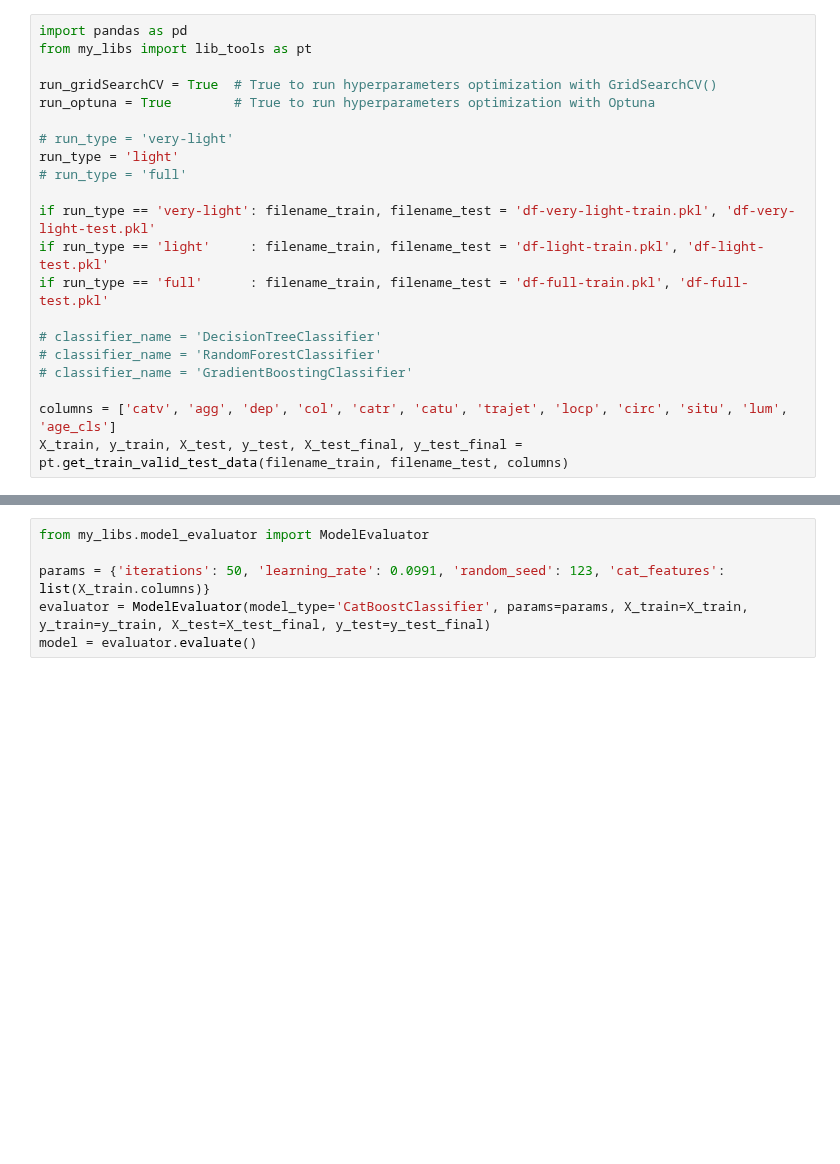
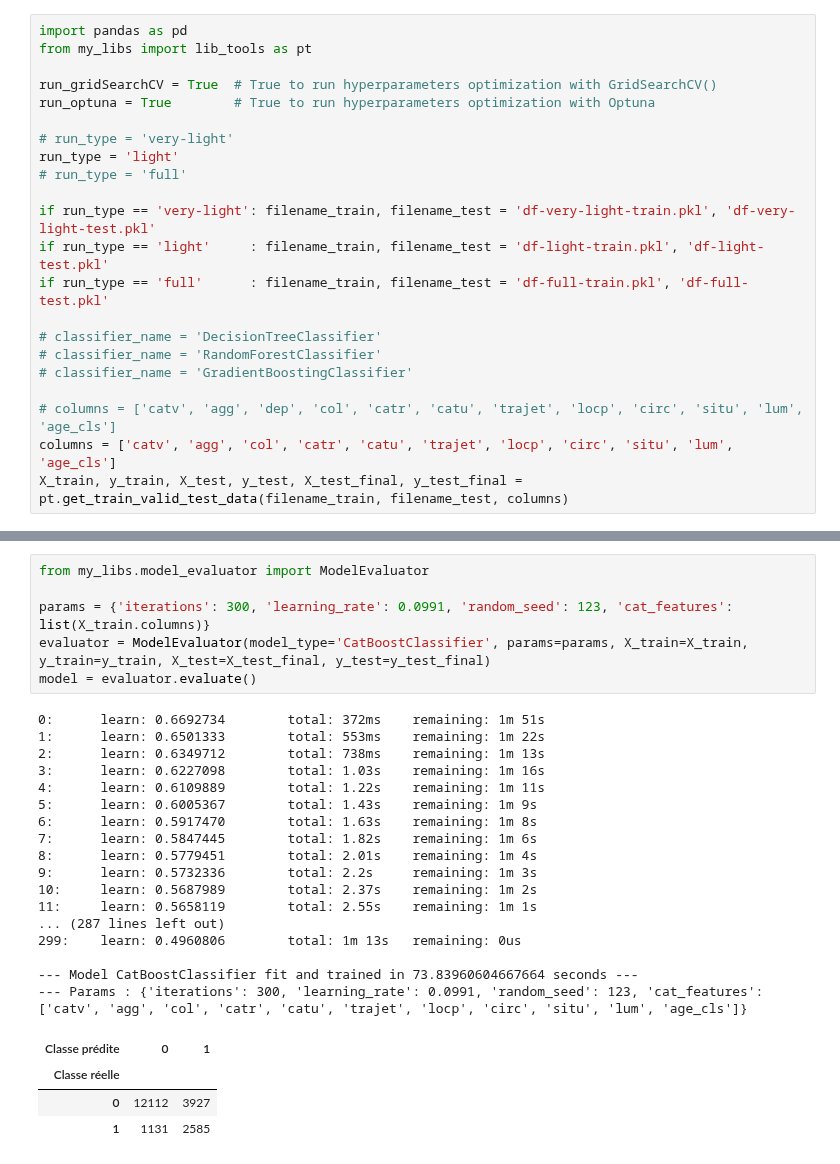
Before and after one commit to nicolascarayon/projet-accidents-routiers, a Jupyter notebook: 02.4c-catboost-explained.ipynb, the cells around one changed output, grey strips where cells are left out. Cells and saved outputs as stored; diff of their text form; blank space fills up the shorter version.

```diff
--- a/02.4c-catboost-explained.ipynb
+++ b/02.4c-catboost-explained.ipynb
@@ -17,7 +17,8 @@ if run_type == 'full'      : filename_train, filename_test = 'df-full-train.pkl'
 # classifier_name = 'RandomForestClassifier'
 # classifier_name = 'GradientBoostingClassifier'
 
-columns = ['catv', 'agg', 'dep', 'col', 'catr', 'catu', 'trajet', 'locp', 'circ', 'situ', 'lum', 'age_cls']
+# columns = ['catv', 'agg', 'dep', 'col', 'catr', 'catu', 'trajet', 'locp', 'circ', 'situ', 'lum', 'age_cls']
+columns = ['catv', 'agg', 'col', 'catr', 'catu', 'trajet', 'locp', 'circ', 'situ', 'lum', 'age_cls']
 X_train, y_train, X_test, y_test, X_test_final, y_test_final = pt.get_train_valid_test_data(filename_train, filename_test, columns)
 # %%
 from imblearn.over_sampling import SMOTEN
@@ -35,6 +39,28 @@ print(f"--- Smote applied in %s seconds ---" % (time.time() - start_time))
 # %%
 from my_libs.model_evaluator import ModelEvaluator
 
-params = {'iterations': 50, 'learning_rate': 0.0991, 'random_seed': 123, 'cat_features': list(X_train.columns)}
+params = {'iterations': 300, 'learning_rate': 0.0991, 'random_seed': 123, 'cat_features': list(X_train.columns)}
 evaluator = ModelEvaluator(model_type='CatBoostClassifier', params=params, X_train=X_train, y_train=y_train, X_test=X_test_final, y_test=y_test_final)
 model = evaluator.evaluate()
+# %% [output]
+0:      learn: 0.6692734        total: 372ms    remaining: 1m 51s
+1:      learn: 0.6501333        total: 553ms    remaining: 1m 22s
+2:      learn: 0.6349712        total: 738ms    remaining: 1m 13s
+3:      learn: 0.6227098        total: 1.03s    remaining: 1m 16s
+4:      learn: 0.6109889        total: 1.22s    remaining: 1m 11s
+5:      learn: 0.6005367        total: 1.43s    remaining: 1m 9s
+6:      learn: 0.5917470        total: 1.63s    remaining: 1m 8s
+7:      learn: 0.5847445        total: 1.82s    remaining: 1m 6s
+8:      learn: 0.5779451        total: 2.01s    remaining: 1m 4s
+9:      learn: 0.5732336        total: 2.2s     remaining: 1m 3s
+10:     learn: 0.5687989        total: 2.37s    remaining: 1m 2s
+11:     learn: 0.5658119        total: 2.55s    remaining: 1m 1s
+... (287 lines left out)
+299:    learn: 0.4960806        total: 1m 13s   remaining: 0us
+
+--- Model CatBoostClassifier fit and trained in 73.83960604667664 seconds ---
+--- Params : {'iterations': 300, 'learning_rate': 0.0991, 'random_seed': 123, 'cat_features': ['catv', 'agg', 'col', 'catr', 'catu', 'trajet', 'locp', 'circ', 'situ', 'lum', 'age_cls']}
+| Classe prédite | 0 | 1 |
+| Classe réelle |  |  |
+| 0 | 12112 | 3927 |
+| 1 | 1131 | 2585 |
```
Also changed, not shown: parts of 9 cells of this notebook, 5 other files.
